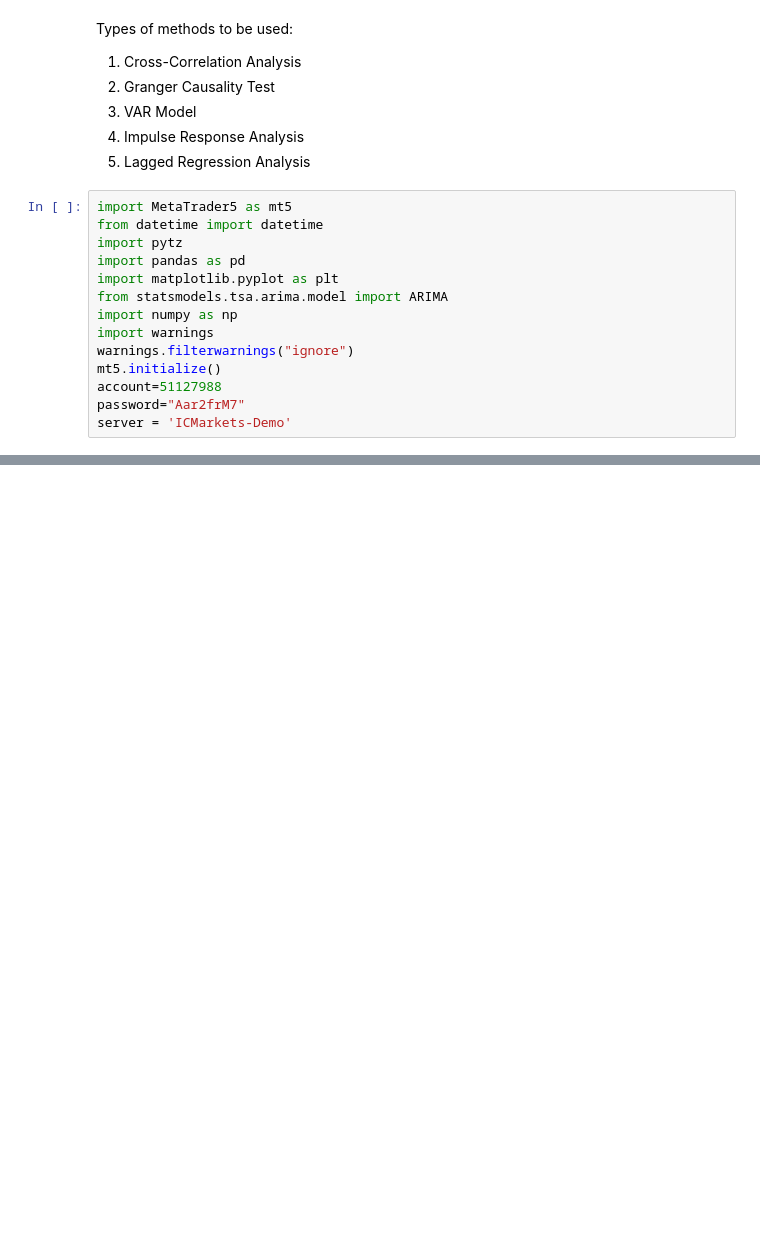
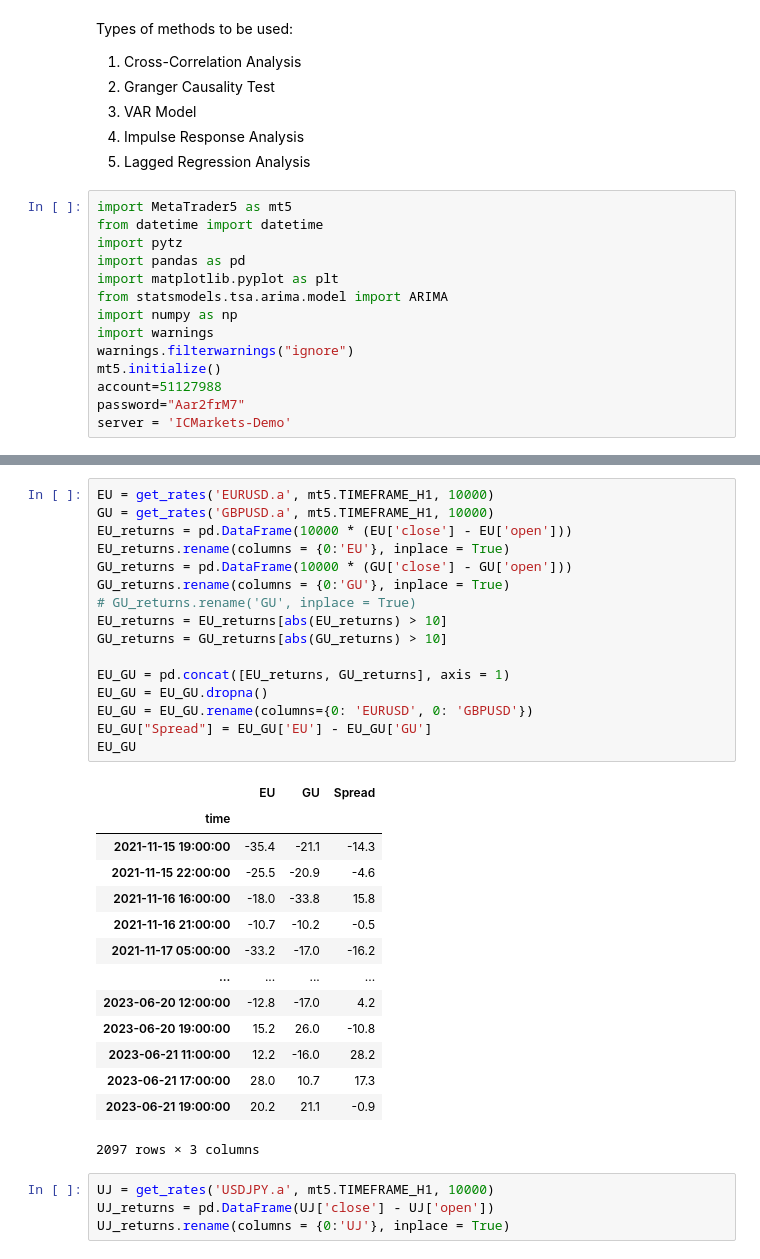
Before and after one commit to aliquid-novi/Strategies, a Jupyter notebook: Misc/interdependent_time-lagged.ipynb, the cells around one changed output, grey strips where cells are left out. Cells and saved outputs as stored; diff of their text form; blank space fills up the shorter version.

```diff
--- a/Misc/interdependent_time-lagged.ipynb
+++ b/Misc/interdependent_time-lagged.ipynb
@@ -28,0 +46,35 @@ def get_rates(pair1, tf, x):
+# %%
+EU = get_rates('EURUSD.a', mt5.TIMEFRAME_H1, 10000)
+GU = get_rates('GBPUSD.a', mt5.TIMEFRAME_H1, 10000)
+EU_returns = pd.DataFrame(10000 * (EU['close'] - EU['open']))
+EU_returns.rename(columns = {0:'EU'}, inplace = True)
+GU_returns = pd.DataFrame(10000 * (GU['close'] - GU['open']))
+GU_returns.rename(columns = {0:'GU'}, inplace = True)
+# GU_returns.rename('GU', inplace = True)
+EU_returns = EU_returns[abs(EU_returns) > 10]
+GU_returns = GU_returns[abs(GU_returns) > 10]
+
+EU_GU = pd.concat([EU_returns, GU_returns], axis = 1)
+EU_GU = EU_GU.dropna()
+EU_GU = EU_GU.rename(columns={0: 'EURUSD', 0: 'GBPUSD'})
+EU_GU["Spread"] = EU_GU['EU'] - EU_GU['GU']
+EU_GU
+# %% [output]
+|  | EU | GU | Spread |
+| time |  |  |  |
+| 2021-11-15 19:00:00 | -35.4 | -21.1 | -14.3 |
+| 2021-11-15 22:00:00 | -25.5 | -20.9 | -4.6 |
+| 2021-11-16 16:00:00 | -18.0 | -33.8 | 15.8 |
+| 2021-11-16 21:00:00 | -10.7 | -10.2 | -0.5 |
+| 2021-11-17 05:00:00 | -33.2 | -17.0 | -16.2 |
+| ... | ... | ... | ... |
+| 2023-06-20 12:00:00 | -12.8 | -17.0 | 4.2 |
+| 2023-06-20 19:00:00 | 15.2 | 26.0 | -10.8 |
+| 2023-06-21 11:00:00 | 12.2 | -16.0 | 28.2 |
+| 2023-06-21 17:00:00 | 28.0 | 10.7 | 17.3 |
+| 2023-06-21 19:00:00 | 20.2 | 21.1 | -0.9 |
+2097 rows × 3 columns
+# %%
+UJ = get_rates('USDJPY.a', mt5.TIMEFRAME_H1, 10000)
+UJ_returns = pd.DataFrame(UJ['close'] - UJ['open'])
+UJ_returns.rename(columns = {0:'UJ'}, inplace = True)
```
Also changed, not shown: parts of 27 cells of this notebook, 1 other file.
